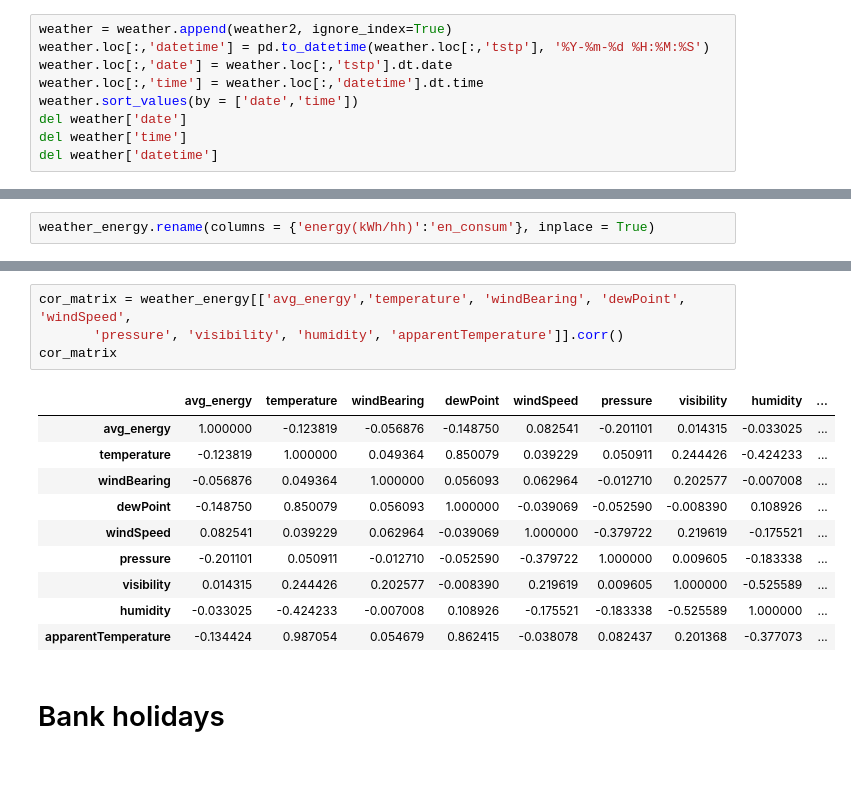
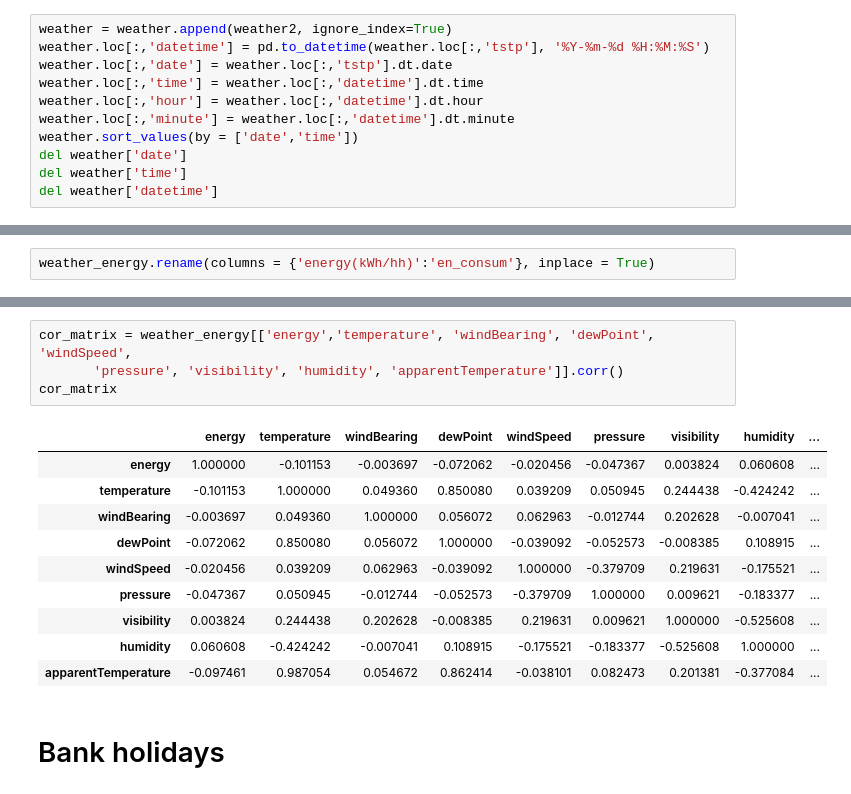
Before and after one commit to Denis-kravtsov/MLfSG, a Jupyter notebook: Sem_proj_2.ipynb, the cells around one changed output, grey strips where cells are left out. Drawn from its saved outputs; the diff is of its cells as text.

```diff
--- a/Sem_proj_2.ipynb
+++ b/Sem_proj_2.ipynb
@@ -241,6 +350,8 @@ weather = weather.append(weather2, ignore_index=True)
 weather.loc[:,'datetime'] = pd.to_datetime(weather.loc[:,'tstp'], '%Y-%m-%d %H:%M:%S')
 weather.loc[:,'date'] = weather.loc[:,'tstp'].dt.date
 weather.loc[:,'time'] = weather.loc[:,'datetime'].dt.time
+weather.loc[:,'hour'] = weather.loc[:,'datetime'].dt.hour
+weather.loc[:,'minute'] = weather.loc[:,'datetime'].dt.minute
 weather.sort_values(by = ['date','time'])
 del weather['date']
 del weather['time']
@@ -305,19 +443,19 @@ holiday_ind                     int32
 dtype: object
 # %%
-cor_matrix = weather_energy[['avg_energy','temperature', 'windBearing', 'dewPoint', 'windSpeed',
+cor_matrix = weather_energy[['energy','temperature', 'windBearing', 'dewPoint', 'windSpeed',
        'pressure', 'visibility', 'humidity', 'apparentTemperature']].corr()
 cor_matrix
 # %% [output]
-|  | avg_energy | temperature | windBearing | dewPoint | windSpeed | pressure | visibility | humidity | ... |
-| avg_energy | 1.000000 | -0.123819 | -0.056876 | -0.148750 | 0.082541 | -0.201101 | 0.014315 | -0.033025 | ... |
-| temperature | -0.123819 | 1.000000 | 0.049364 | 0.850079 | 0.039229 | 0.050911 | 0.244426 | -0.424233 | ... |
-| windBearing | -0.056876 | 0.049364 | 1.000000 | 0.056093 | 0.062964 | -0.012710 | 0.202577 | -0.007008 | ... |
-| dewPoint | -0.148750 | 0.850079 | 0.056093 | 1.000000 | -0.039069 | -0.052590 | -0.008390 | 0.108926 | ... |
-| windSpeed | 0.082541 | 0.039229 | 0.062964 | -0.039069 | 1.000000 | -0.379722 | 0.219619 | -0.175521 | ... |
-| pressure | -0.201101 | 0.050911 | -0.012710 | -0.052590 | -0.379722 | 1.000000 | 0.009605 | -0.183338 | ... |
-| visibility | 0.014315 | 0.244426 | 0.202577 | -0.008390 | 0.219619 | 0.009605 | 1.000000 | -0.525589 | ... |
-| humidity | -0.033025 | -0.424233 | -0.007008 | 0.108926 | -0.175521 | -0.183338 | -0.525589 | 1.000000 | ... |
-| apparentTemperature | -0.134424 | 0.987054 | 0.054679 | 0.862415 | -0.038078 | 0.082437 | 0.201368 | -0.377073 | ... |
+|  | energy | temperature | windBearing | dewPoint | windSpeed | pressure | visibility | humidity | ... |
+| energy | 1.000000 | -0.101153 | -0.003697 | -0.072062 | -0.020456 | -0.047367 | 0.003824 | 0.060608 | ... |
+| temperature | -0.101153 | 1.000000 | 0.049360 | 0.850080 | 0.039209 | 0.050945 | 0.244438 | -0.424242 | ... |
+| windBearing | -0.003697 | 0.049360 | 1.000000 | 0.056072 | 0.062963 | -0.012744 | 0.202628 | -0.007041 | ... |
+| dewPoint | -0.072062 | 0.850080 | 0.056072 | 1.000000 | -0.039092 | -0.052573 | -0.008385 | 0.108915 | ... |
+| windSpeed | -0.020456 | 0.039209 | 0.062963 | -0.039092 | 1.000000 | -0.379709 | 0.219631 | -0.175521 | ... |
+| pressure | -0.047367 | 0.050945 | -0.012744 | -0.052573 | -0.379709 | 1.000000 | 0.009621 | -0.183377 | ... |
+| visibility | 0.003824 | 0.244438 | 0.202628 | -0.008385 | 0.219631 | 0.009621 | 1.000000 | -0.525608 | ... |
+| humidity | 0.060608 | -0.424242 | -0.007041 | 0.108915 | -0.175521 | -0.183377 | -0.525608 | 1.000000 | ... |
+| apparentTemperature | -0.097461 | 0.987054 | 0.054672 | 0.862414 | -0.038101 | 0.082473 | 0.201381 | -0.377084 | ... |
 # %% [markdown]
 # Bank holidays
 # %%
```
Also changed, not shown: parts of 64 cells of this notebook, 1 other file.
